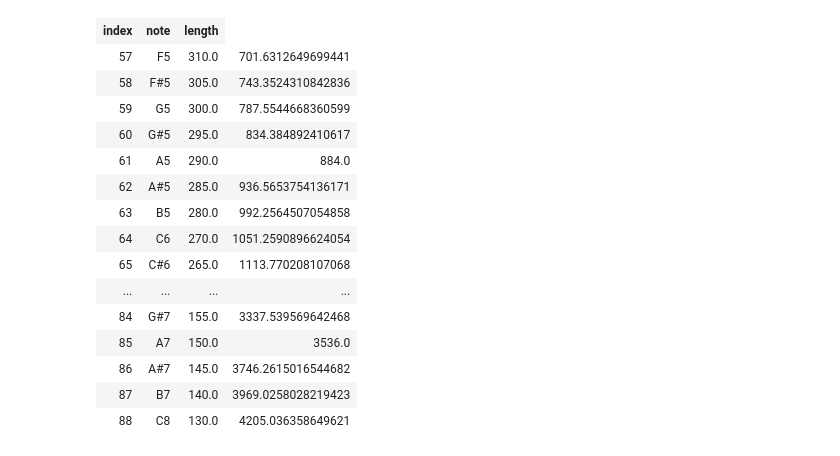
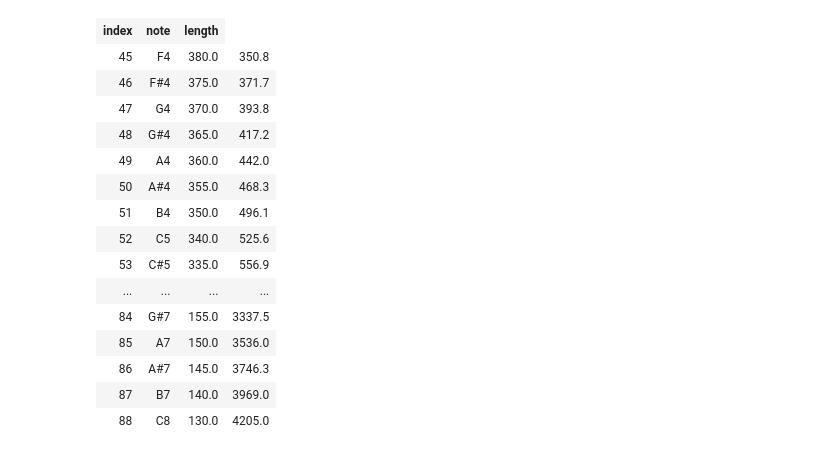
Before and after one commit to amosr/xylo, a Jupyter notebook: py/lengths.ipynb, the cells around one changed output. Saved outputs shown, nothing was run; the diff lists cells and outputs as text; code cells hidden in the pictures.

```diff
--- a/py/lengths.ipynb
+++ b/py/lengths.ipynb
@@ -5,31 +5,31 @@ from IPython.core.display import HTML
 # lengths for 32-key marching band
 tuning = xylo.tuning.yamaha_YX500R
 # %%
-keys = range(57, 89)
+keys = range(45, 89)
 # %%
 table = "<table><tr><th>index</th><th>note</th><th>length</th></tr>"
 for k in keys:
   name = tuning.note_to_name(k)
   length = tuning.note_to_length(k) * 1000
   freq = tuning.note_to_freq(k)
-  table += f"<tr><td>{k}</td><td>{name}</td><td>{length}</td><td>{freq}</td></tr>"
+  table += f"<tr><td>{k}</td><td>{name}</td><td>{length}</td><td>{freq:.1f}</td></tr>"
 
 table += "</table>"
 HTML(table)
 # %% [output]
 | index | note | length |
-| 57 | F5 | 310.0 | 701.6312649699441 |
-| 58 | F#5 | 305.0 | 743.3524310842836 |
-| 59 | G5 | 300.0 | 787.5544668360599 |
-| 60 | G#5 | 295.0 | 834.384892410617 |
-| 61 | A5 | 290.0 | 884.0 |
-| 62 | A#5 | 285.0 | 936.5653754136171 |
-| 63 | B5 | 280.0 | 992.2564507054858 |
-| 64 | C6 | 270.0 | 1051.2590896624054 |
-| 65 | C#6 | 265.0 | 1113.770208107068 |
+| 45 | F4 | 380.0 | 350.8 |
+| 46 | F#4 | 375.0 | 371.7 |
+| 47 | G4 | 370.0 | 393.8 |
+| 48 | G#4 | 365.0 | 417.2 |
+| 49 | A4 | 360.0 | 442.0 |
+| 50 | A#4 | 355.0 | 468.3 |
+| 51 | B4 | 350.0 | 496.1 |
+| 52 | C5 | 340.0 | 525.6 |
+| 53 | C#5 | 335.0 | 556.9 |
 | ... | ... | ... | ... |
-| 84 | G#7 | 155.0 | 3337.539569642468 |
+| 84 | G#7 | 155.0 | 3337.5 |
 | 85 | A7 | 150.0 | 3536.0 |
-| 86 | A#7 | 145.0 | 3746.2615016544682 |
-| 87 | B7 | 140.0 | 3969.0258028219423 |
-| 88 | C8 | 130.0 | 4205.036358649621 |
+| 86 | A#7 | 145.0 | 3746.3 |
+| 87 | B7 | 140.0 | 3969.0 |
+| 88 | C8 | 130.0 | 4205.0 |
```
Also changed, not shown: 8 other files.
